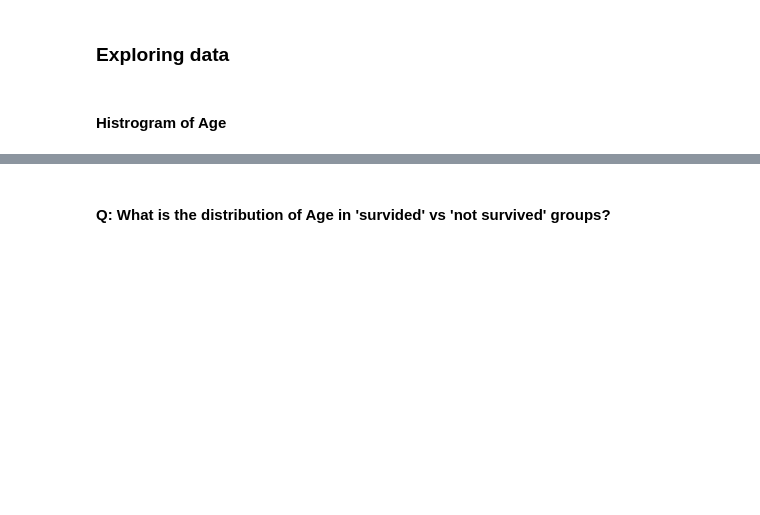
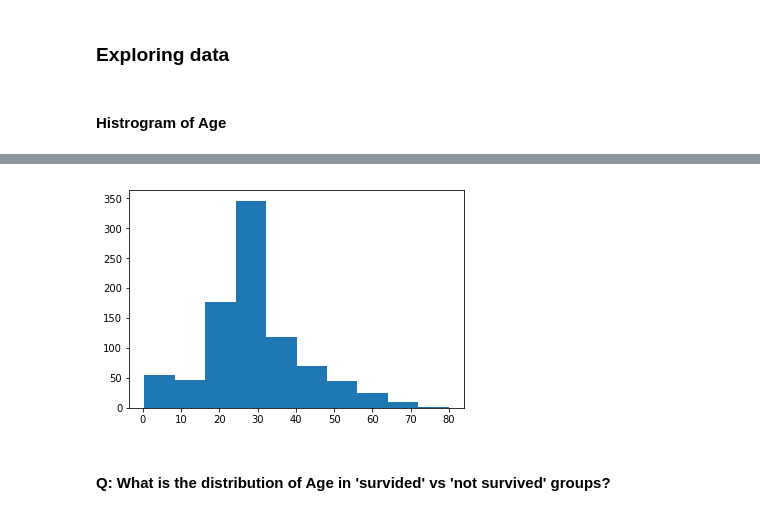
Before and after one commit to shahabeddin/GEC_Lab_IntroLevel, a Jupyter notebook: GEC_Level1_Lab1.ipynb, the cells around one changed output, grey strips where cells are left out. Drawn from its saved outputs; the diff is of its cells as text; code cells hidden in the pictures; blank space fills up the shorter version.

```diff
--- a/GEC_Level1_Lab1.ipynb
+++ b/GEC_Level1_Lab1.ipynb
@@ -155,6 +510,8 @@ d.hist("Age");
 # %%
 # plt.hist(d["Age"]);
-plt.hist(d['Age'].fillna(99));
+plt.hist(d['Age'].fillna(d.Age.mean()));
+# %% [output]
+[figure, added]
 # %% [markdown]
 #### Q: What is the distribution of Age in 'survided' vs 'not survived' groups?
 # %%
```
Also changed, not shown: parts of 96 cells of this notebook.
